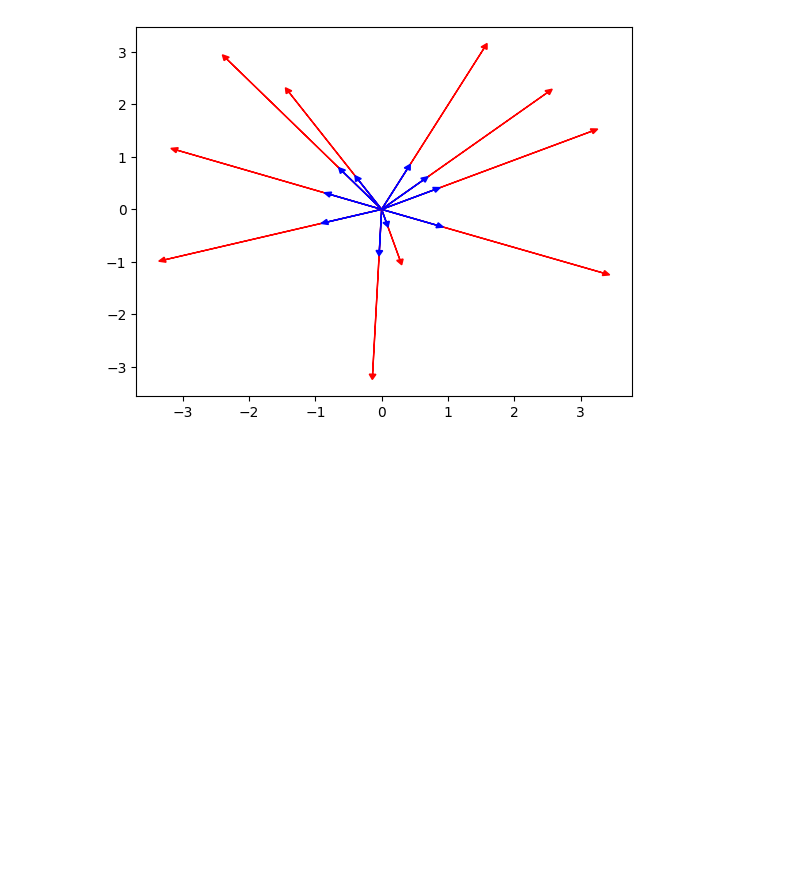
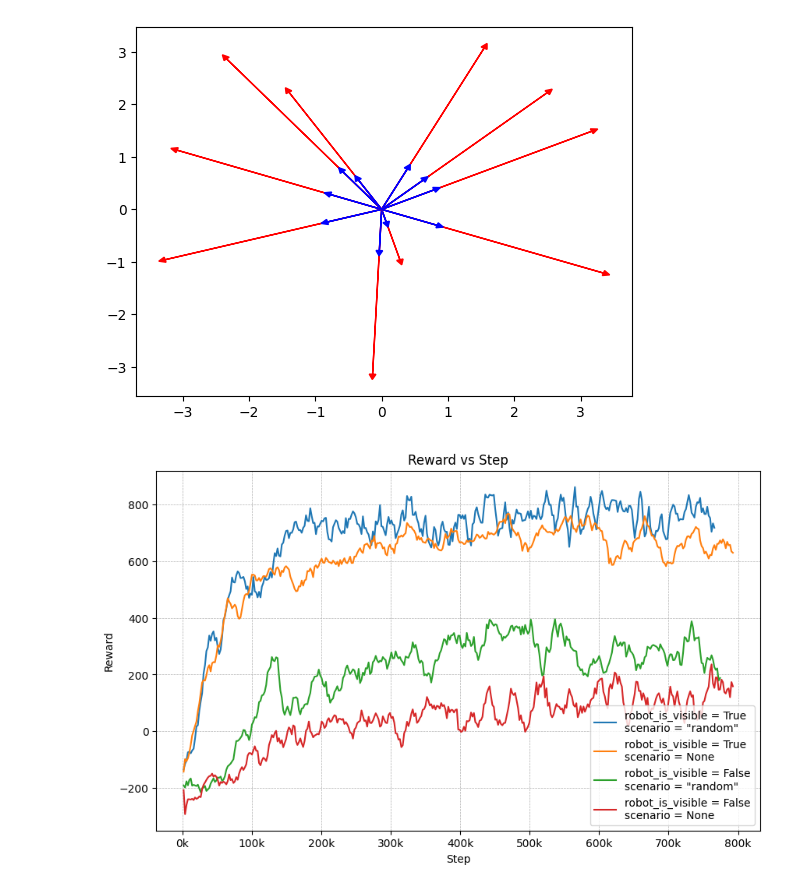
Before and after one commit to White-On/CrowdNav_Prediction_AttnGraph, a Jupyter notebook: data_analytics_plot.ipynb, the cells around one changed output. Drawn from its saved outputs; the diff is of its cells as text; code cells hidden in the pictures; blank space fills up the shorter version.

Commit message:
add plotting method for model file

```diff
--- a/data_analytics_plot.ipynb
+++ b/data_analytics_plot.ipynb
@@ -162,8 +162,8 @@ for i in range(1, 13):
     context_max_size = gin.split('context_max_size = ')[1].split('\n')[0]
     # print(f'nb_goals_agent = {nb_goals_agent}, context_max_size = {context_max_size}')
 
-    path = f'runs/runs/PPO_{i}_0'
-    event_acc = read_tensorboard_log(path)
+    tsb_path = f'runs/runs/PPO_{i}_0'
+    event_acc = read_tensorboard_log(tsb_path)
     df_dict = tensorboard_to_dataframe(event_acc)
     df_dict['rollout/ep_rew_mean'].columns = ['idk', 'step', 'reward']
     df_dict['rollout/ep_rew_mean'] = df_dict['rollout/ep_rew_mean'].drop(columns=['idk'])
@@ -204,8 +204,8 @@ for i in range(1, 13):
     context_max_size = gin.split('context_max_size = ')[1].split('\n')[0]
     # print(f'nb_goals_agent = {nb_goals_agent}, context_max_size = {context_max_size}')
 
-    path = f'runs/runs/PPO_{i}_0'
-    event_acc = read_tensorboard_log(path)
+    tsb_path = f'runs/runs/PPO_{i}_0'
+    event_acc = read_tensorboard_log(tsb_path)
     df_dict = tensorboard_to_dataframe(event_acc)
     df_dict['rollout/ep_rew_mean'].columns = ['idk', 'step', 'reward']
     df_dict['rollout/ep_rew_mean'] = df_dict['rollout/ep_rew_mean'].drop(columns=['idk'])
@@ -246,0 +349,4 @@ plt.show()
+# %%
+plot_reward_vs_step('MODEL_FILE_change_representation_of_the_other_pedestrian_for_the_observation_')
+# %% [output]
+[figure, added]
```
Also changed, not shown: parts of 2 cells of this notebook.
